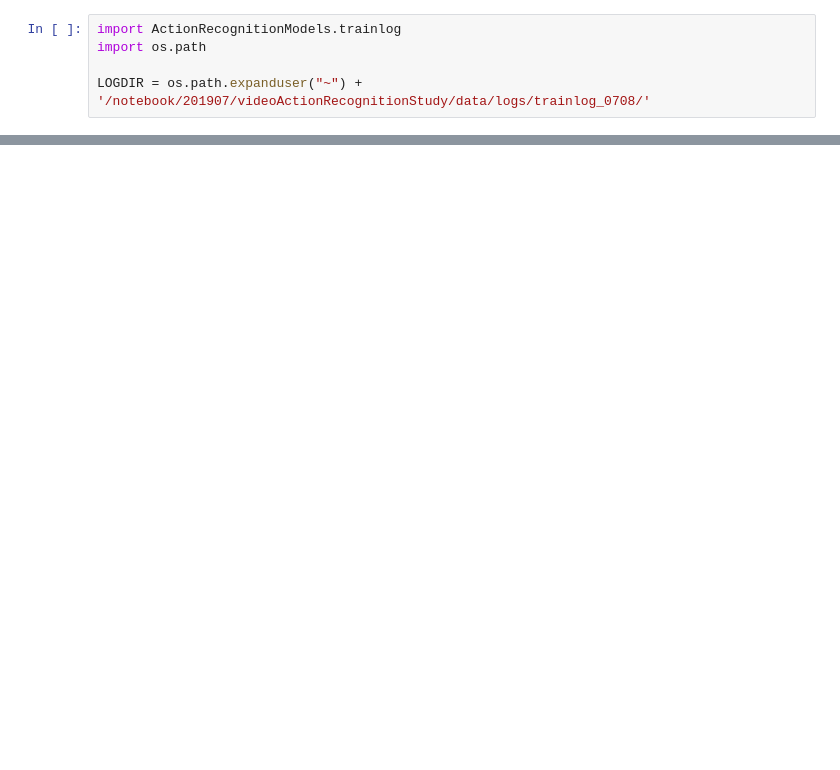
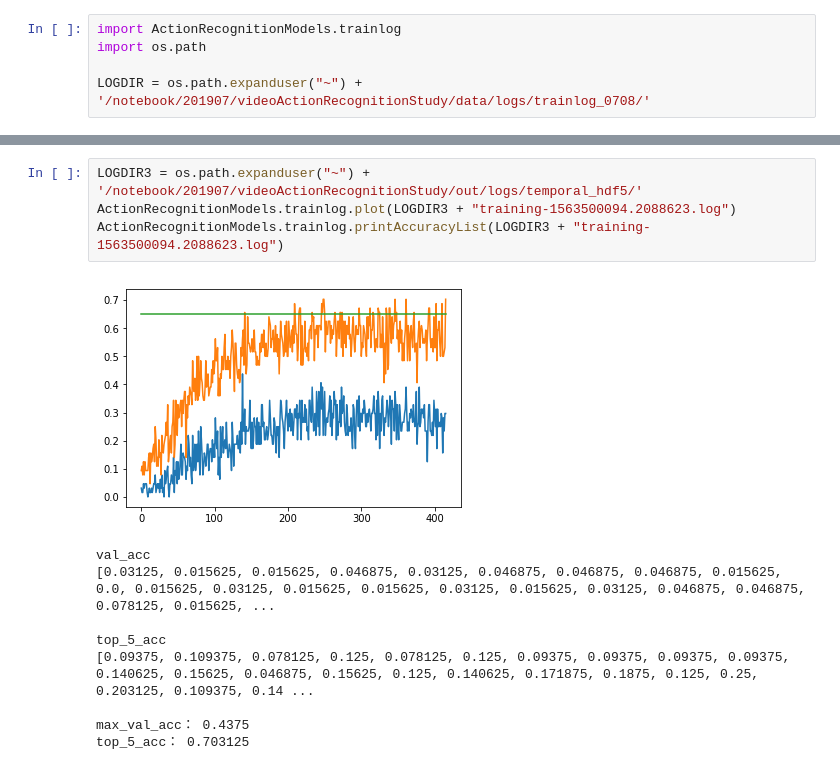
Before and after one commit to soichiro310/videoActionRecognitionStudy, a Jupyter notebook: accuracy_fivemodel.ipynb, the cells around one changed output, grey strips where cells are left out. Cells and saved outputs as stored; diff of their text form; blank space fills up the shorter version.

```diff
--- a/accuracy_fivemodel.ipynb
+++ b/accuracy_fivemodel.ipynb
@@ -33,0 +75,14 @@ ActionRecognitionModels.trainlog.printAccuracyList(LOGDIR + "mlp-training-156231
+# %%
+LOGDIR3 = os.path.expanduser("~") + '/notebook/201907/videoActionRecognitionStudy/out/logs/temporal_hdf5/'
+ActionRecognitionModels.trainlog.plot(LOGDIR3 + "training-1563500094.2088623.log")
+ActionRecognitionModels.trainlog.printAccuracyList(LOGDIR3 + "training-1563500094.2088623.log")
+# %% [output]
+[figure, added]
+val_acc
+[0.03125, 0.015625, 0.015625, 0.046875, 0.03125, 0.046875, 0.046875, 0.046875, 0.015625, 0.0, 0.015625, 0.03125, 0.015625, 0.015625, 0.03125, 0.015625, 0.03125, 0.046875, 0.046875, 0.078125, 0.015625, ...
+
+top_5_acc
+[0.09375, 0.109375, 0.078125, 0.125, 0.078125, 0.125, 0.09375, 0.09375, 0.09375, 0.09375, 0.140625, 0.15625, 0.046875, 0.15625, 0.125, 0.140625, 0.171875, 0.1875, 0.125, 0.25, 0.203125, 0.109375, 0.14 ...
+
+max_val_acc： 0.4375
+top_5_acc： 0.703125
```
Also changed, not shown: parts of 5 cells of this notebook, 1 other file.
